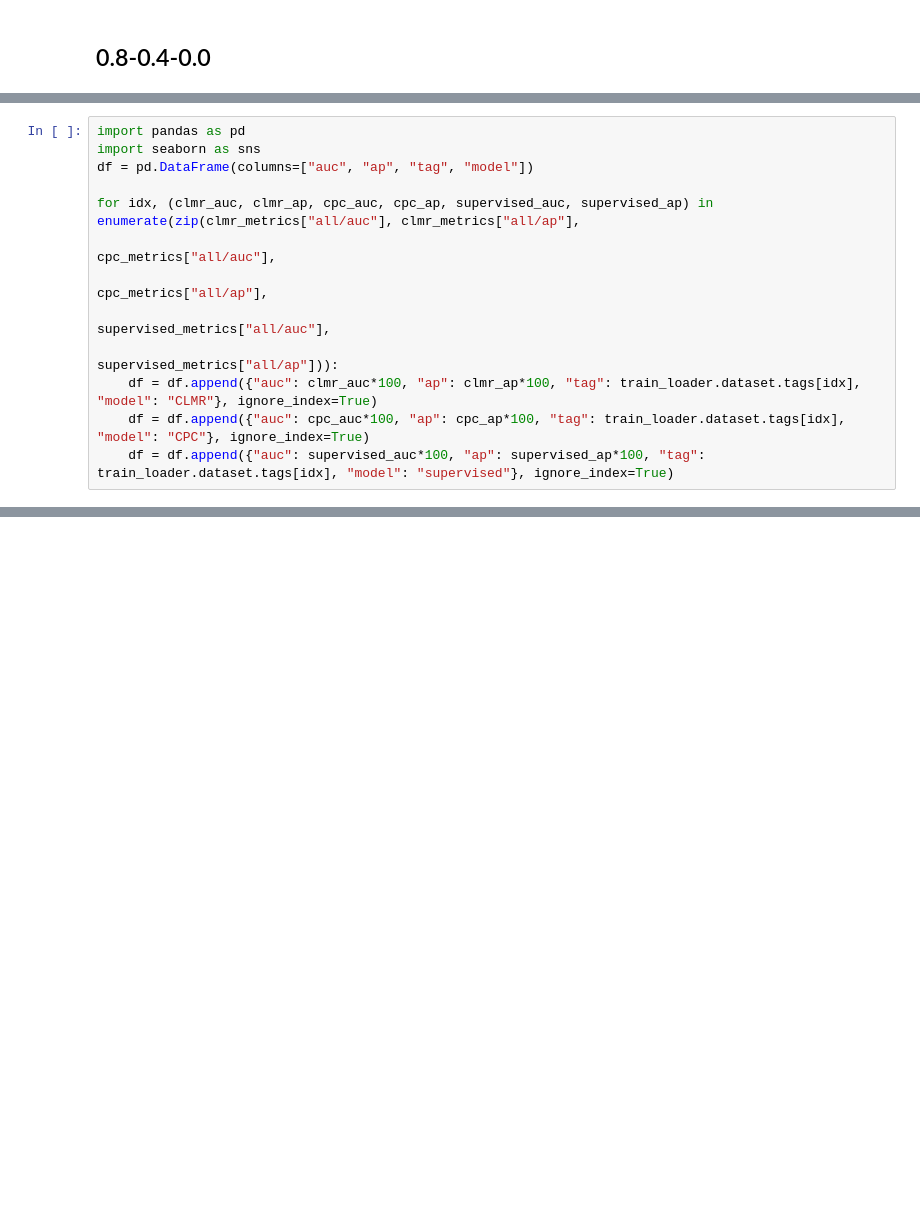
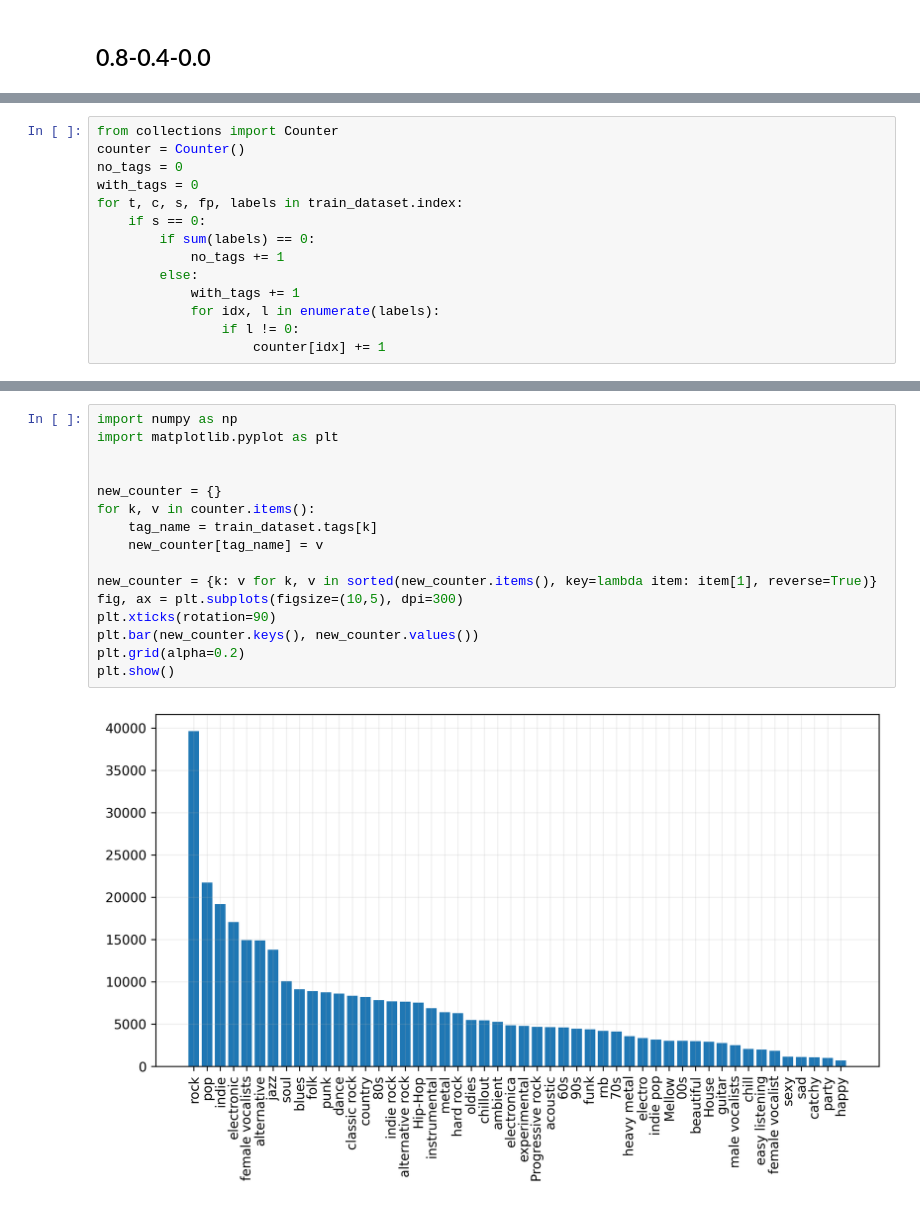
Before and after one commit to Spijkervet/CLMR, a Jupyter notebook: notebooks/paper figures.ipynb, the cells around one changed output, grey strips where cells are left out. Saved outputs shown, nothing was run; the diff lists cells and outputs as text; blank space fills up the shorter version.

```diff
--- a/notebooks/paper figures.ipynb
+++ b/notebooks/paper figures.ipynb
@@ -437,13 +245,0 @@ for k, v in supervised_metrics.items():
-# %%
-import pandas as pd
-import seaborn as sns
-df = pd.DataFrame(columns=["auc", "ap", "tag", "model"])
-
-for idx, (clmr_auc, clmr_ap, cpc_auc, cpc_ap, supervised_auc, supervised_ap) in enumerate(zip(clmr_metrics["all/auc"], clmr_metrics["all/ap"],
-                                                                                              cpc_metrics["all/auc"],
-                                                                                              cpc_metrics["all/ap"],
-                                                                                             supervised_metrics["all/auc"],
-                                                                                             supervised_metrics["all/ap"])):
-    df = df.append({"auc": clmr_auc*100, "ap": clmr_ap*100, "tag": train_loader.dataset.tags[idx], "model": "CLMR"}, ignore_index=True)
-    df = df.append({"auc": cpc_auc*100, "ap": cpc_ap*100, "tag": train_loader.dataset.tags[idx], "model": "CPC"}, ignore_index=True)
-    df = df.append({"auc": supervised_auc*100, "ap": supervised_ap*100, "tag": train_loader.dataset.tags[idx], "model": "supervised"}, ignore_index=True)
@@ -516,0 +279,14 @@ plt.show()
+# %%
+from collections import Counter
+counter = Counter()
+no_tags = 0
+with_tags = 0
+for t, c, s, fp, labels in train_dataset.index:
+    if s == 0:
+        if sum(labels) == 0:
+            no_tags += 1
+        else:
+            with_tags += 1
+            for idx, l in enumerate(labels):
+                if l != 0:
+                    counter[idx] += 1
@@ -516,0 +301,18 @@ plt.show()
+# %%
+import numpy as np
+import matplotlib.pyplot as plt
+
+
+new_counter = {}
+for k, v in counter.items():
+    tag_name = train_dataset.tags[k]
+    new_counter[tag_name] = v
+
+new_counter = {k: v for k, v in sorted(new_counter.items(), key=lambda item: item[1], reverse=True)}
+fig, ax = plt.subplots(figsize=(10,5), dpi=300)
+plt.xticks(rotation=90)
+plt.bar(new_counter.keys(), new_counter.values())
+plt.grid(alpha=0.2)
+plt.show()
+# %% [output]
+[figure, added]
```
Also changed, not shown: parts of 21 cells of this notebook, 4 other files.
